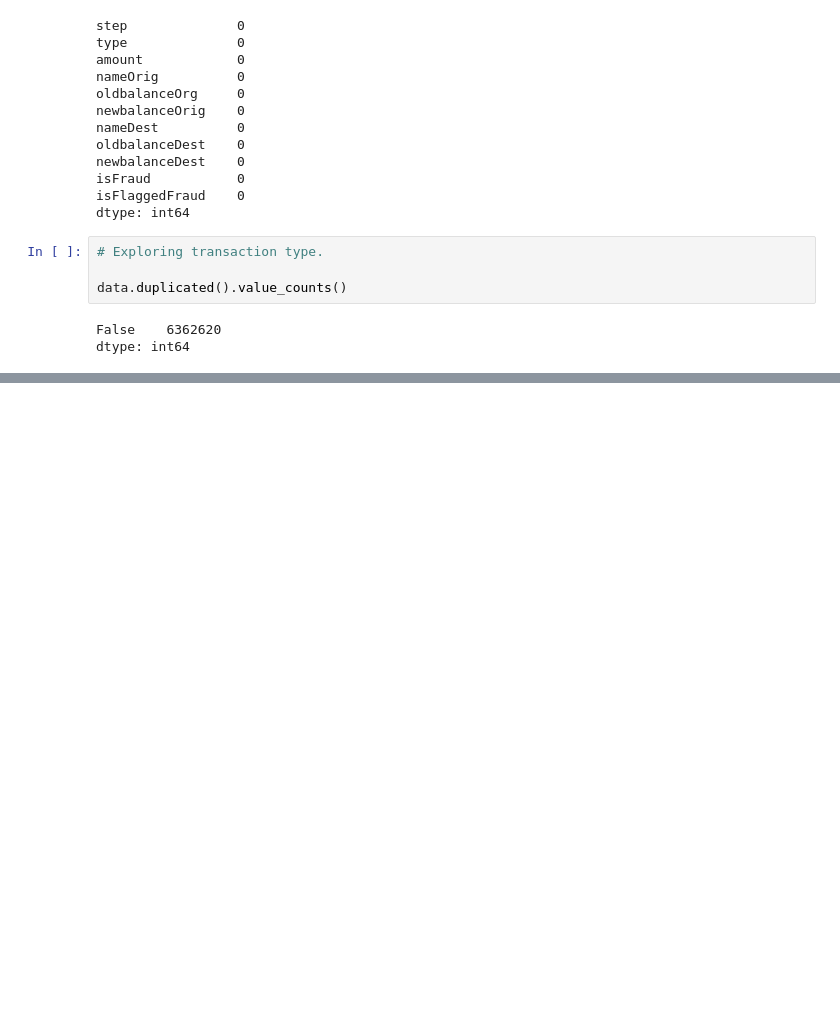
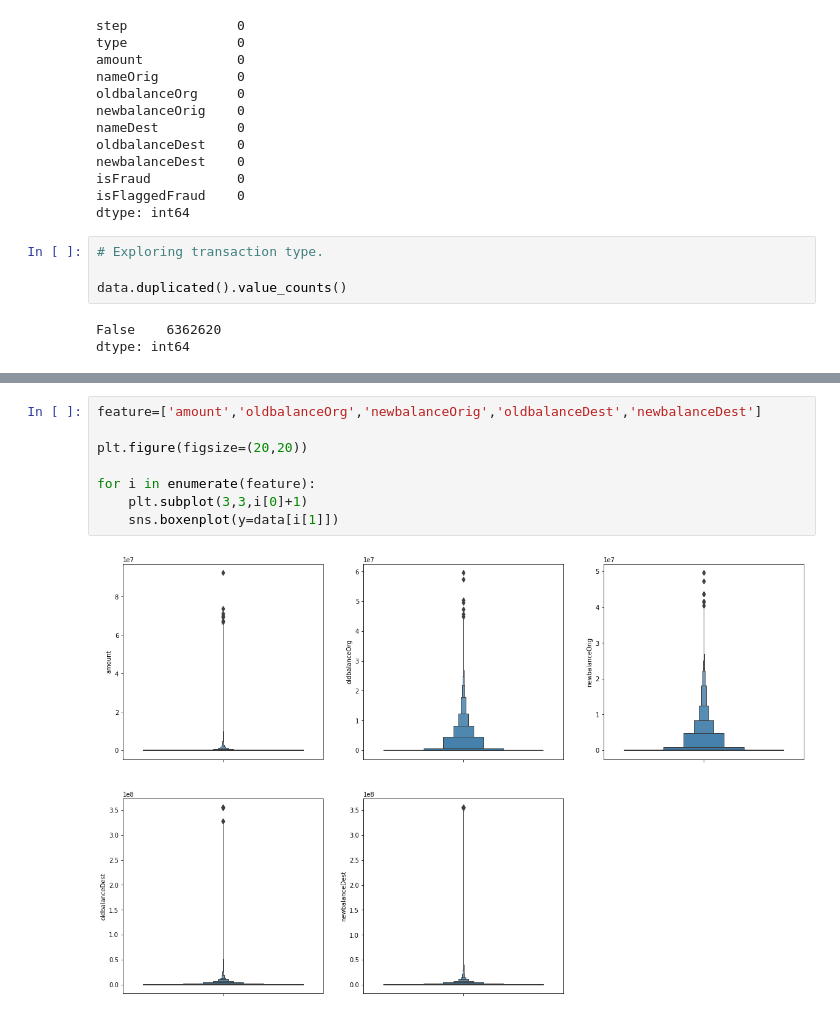
Before and after one commit to SHIVRAJSHINDE/Eda-FeatureEngineering, a Jupyter notebook: EDA/OnlinePaymentFraudPrediction/Untitled.ipynb, the cells around one changed output, grey strips where cells are left out. Saved outputs shown, nothing was run; the diff lists cells and outputs as text; blank space fills up the shorter version.

```diff
--- a/EDA/OnlinePaymentFraudPrediction/Untitled.ipynb
+++ b/EDA/OnlinePaymentFraudPrediction/Untitled.ipynb
@@ -46,0 +79,10 @@ dtype: int64
+# %%
+feature=['amount','oldbalanceOrg','newbalanceOrig','oldbalanceDest','newbalanceDest']
+
+plt.figure(figsize=(20,20))
+
+for i in enumerate(feature):
+    plt.subplot(3,3,i[0]+1)
+    sns.boxenplot(y=data[i[1]])
+# %% [output]
+[figure, added]
```
Also changed, not shown: parts of 10 cells of this notebook.
